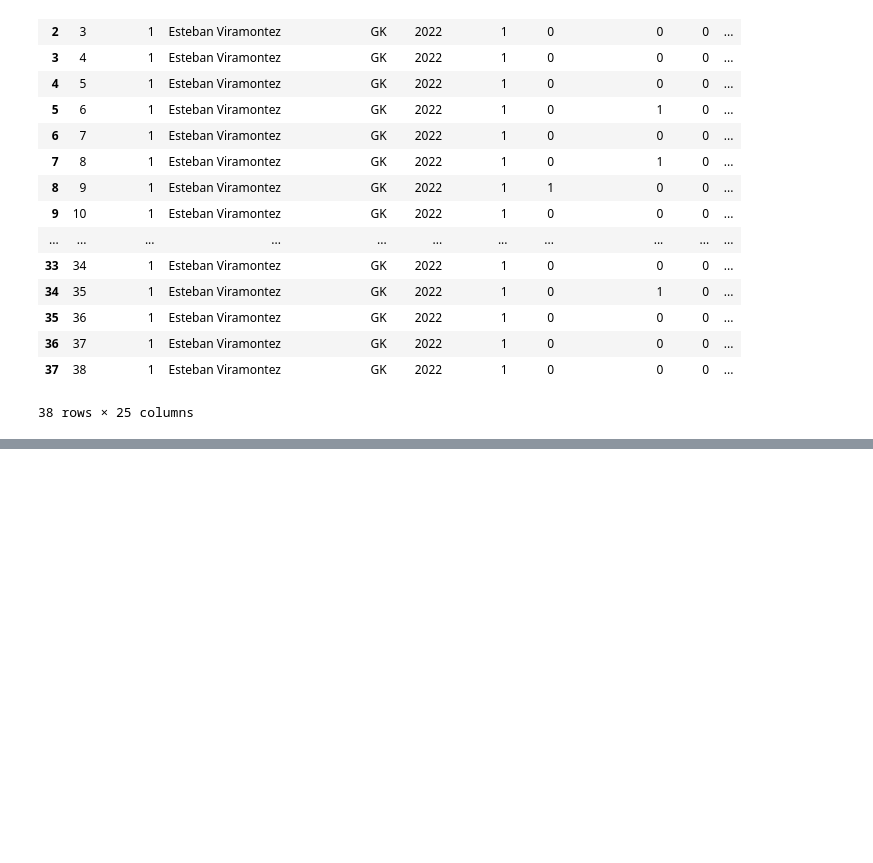
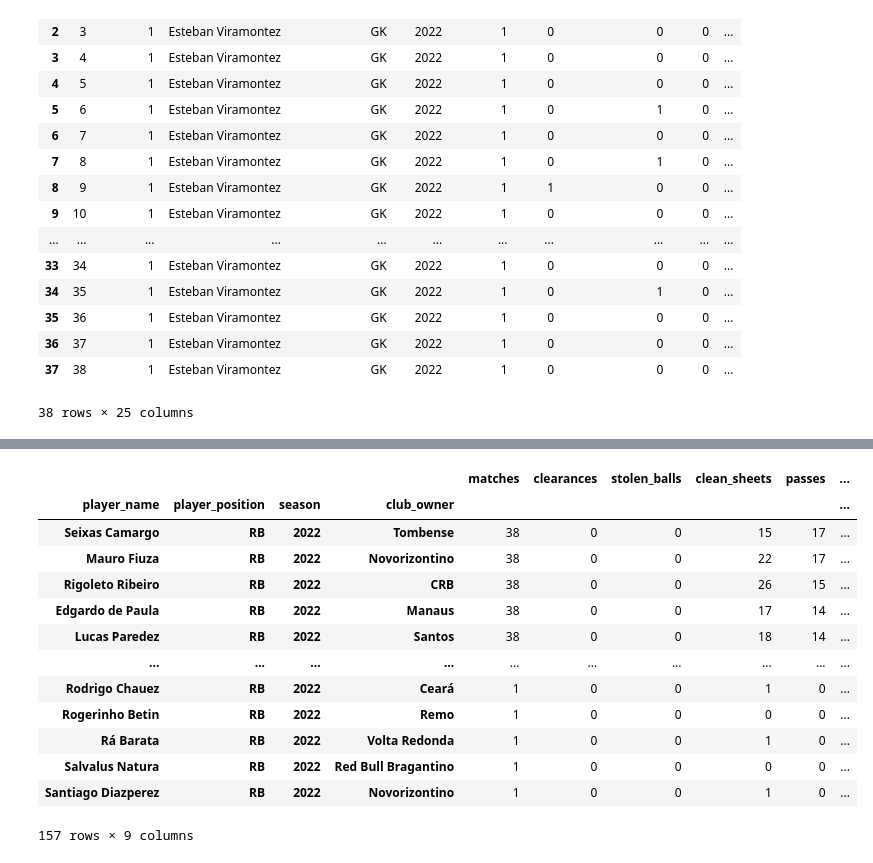
Before and after one commit to Rochamarc/tournament, a Jupyter notebook: PlayersAnalysis.ipynb, the cells around one changed output, grey strips where cells are left out. Drawn from its saved outputs; the diff is of its cells as text; code cells hidden in the pictures; blank space fills up the shorter version.

```diff
--- a/PlayersAnalysis.ipynb
+++ b/PlayersAnalysis.ipynb
@@ -49,0 +102,23 @@ att['goals'].sum()
+# %%
+# Right Backs
+
+rbs = df.loc[df['player_position'] == 'RB' ]
+# %%
+rbs = rbs.groupby(grouper)[def_stats].sum()
+# %%
+rbs.sort_values(by=['matches','passes','intercepted_passes'], ascending=False)
+# %% [output]
+|  |  |  |  | matches | clearances | stolen_balls | clean_sheets | passes | ... |
+| player_name | player_position | season | club_owner |  |  |  |  |  | ... |
+| Seixas Camargo | RB | 2022 | Tombense | 38 | 0 | 0 | 15 | 17 | ... |
+| Mauro Fiuza | RB | 2022 | Novorizontino | 38 | 0 | 0 | 22 | 17 | ... |
+| Rigoleto Ribeiro | RB | 2022 | CRB | 38 | 0 | 0 | 26 | 15 | ... |
+| Edgardo de Paula | RB | 2022 | Manaus | 38 | 0 | 0 | 17 | 14 | ... |
+| Lucas Paredez | RB | 2022 | Santos | 38 | 0 | 0 | 18 | 14 | ... |
+| ... | ... | ... | ... | ... | ... | ... | ... | ... | ... |
+| Rodrigo Chauez | RB | 2022 | Ceará | 1 | 0 | 0 | 1 | 0 | ... |
+| Rogerinho Betin | RB | 2022 | Remo | 1 | 0 | 0 | 0 | 0 | ... |
+| Rá Barata | RB | 2022 | Volta Redonda | 1 | 0 | 0 | 1 | 0 | ... |
+| Salvalus Natura | RB | 2022 | Red Bull Bragantino | 1 | 0 | 0 | 0 | 0 | ... |
+| Santiago Diazperez | RB | 2022 | Novorizontino | 1 | 0 | 0 | 1 | 0 | ... |
+157 rows × 9 columns
```
Also changed, not shown: parts of 11 cells of this notebook.
